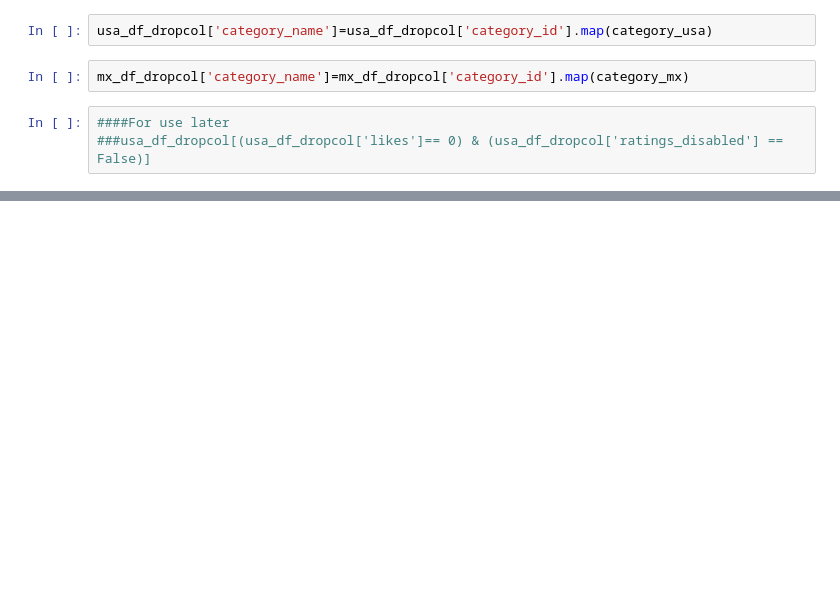
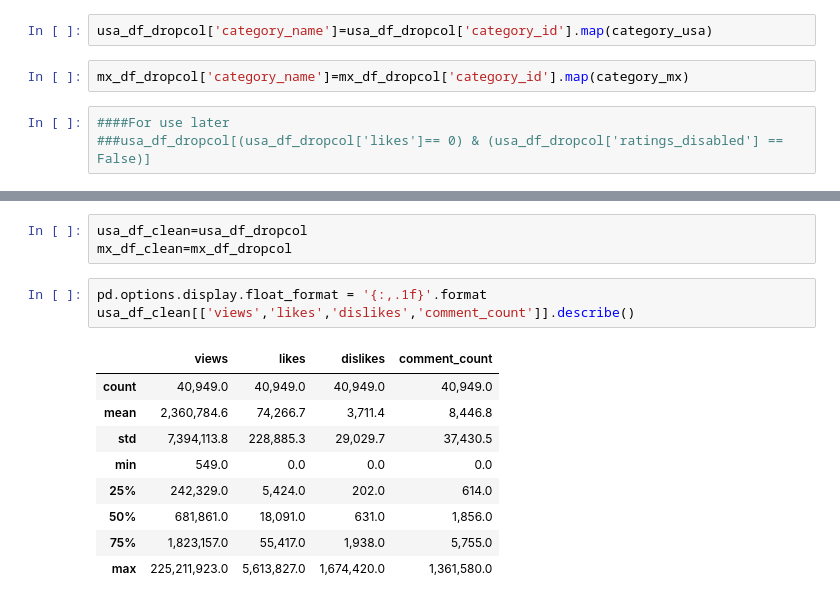
Before and after one commit to fariha23/YouTube_Data_Analysis_Video_Categories, a Jupyter notebook: YouTube_Data_Wrangling_Ver1.ipynb, the cells around one changed output, grey strips where cells are left out. Cells and saved outputs as stored; diff of their text form; blank space fills up the shorter version.

```diff
--- a/YouTube_Data_Wrangling_Ver1.ipynb
+++ b/YouTube_Data_Wrangling_Ver1.ipynb
@@ -180,0 +201,16 @@ usa_df_dropcol[(usa_df_dropcol['likes']== 0) & (usa_df_dropcol['ratings_disabled
+# %%
+usa_df_clean=usa_df_dropcol
+mx_df_clean=mx_df_dropcol
+# %%
+pd.options.display.float_format = '{:,.1f}'.format
+usa_df_clean[['views','likes','dislikes','comment_count']].describe()
+# %% [output]
+|  | views | likes | dislikes | comment_count |
+| count | 40,949.0 | 40,949.0 | 40,949.0 | 40,949.0 |
+| mean | 2,360,784.6 | 74,266.7 | 3,711.4 | 8,446.8 |
+| std | 7,394,113.8 | 228,885.3 | 29,029.7 | 37,430.5 |
+| min | 549.0 | 0.0 | 0.0 | 0.0 |
+| 25% | 242,329.0 | 5,424.0 | 202.0 | 614.0 |
+| 50% | 681,861.0 | 18,091.0 | 631.0 | 1,856.0 |
+| 75% | 1,823,157.0 | 55,417.0 | 1,938.0 | 5,755.0 |
+| max | 225,211,923.0 | 5,613,827.0 | 1,674,420.0 | 1,361,580.0 |
```
Also changed, not shown: parts of 22 cells of this notebook.
